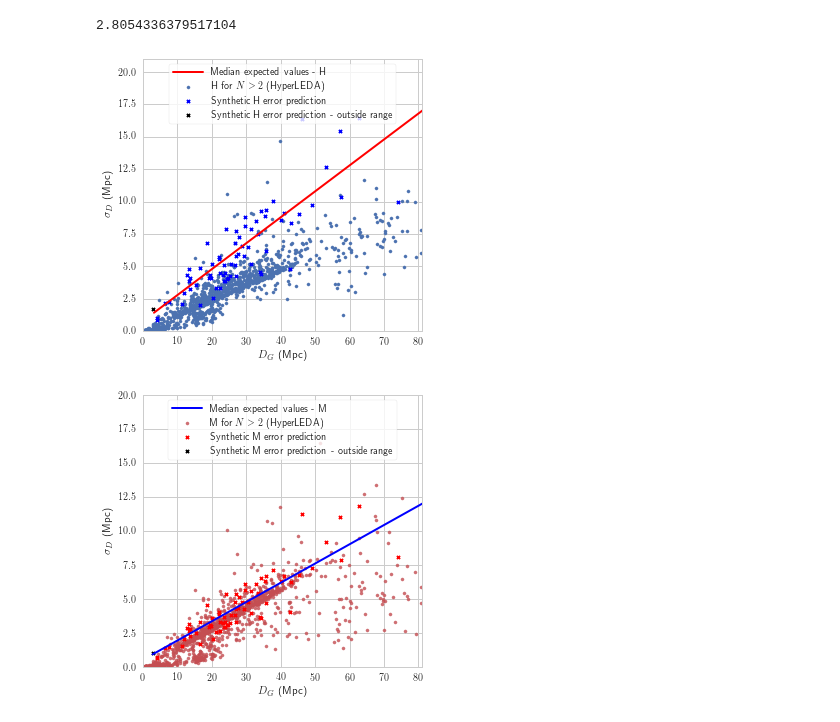
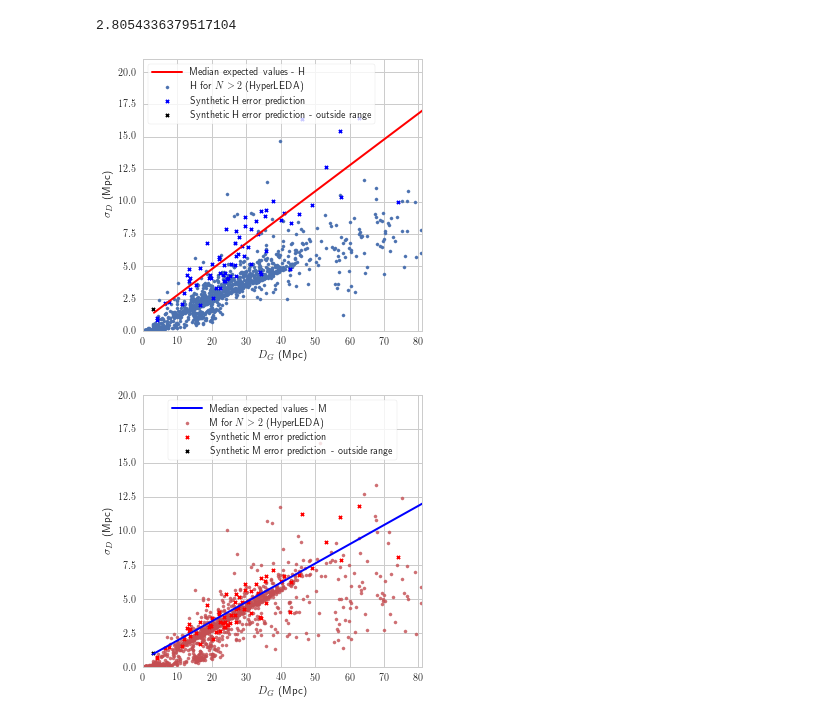
Before and after one commit to saint-germain/anisotropias, a Jupyter notebook: errors_HyperLEDA.ipynb, the cells around one changed output. Saved outputs shown, nothing was run; the diff lists cells and outputs as text; code cells hidden in the pictures.

```diff
--- a/errors_HyperLEDA.ipynb
+++ b/errors_HyperLEDA.ipynb
@@ -98,3 +98,11 @@ elist=np.unique(df.objname[np.isnan(df.err)])
 len(elist) # galaxies with no-error measurements
 # %% [output]
 1063
+# %%
+dfne=df[np.in1d(df.objname,elist)]
+dfne=dfne[np.isfinite(dfne.err)]
+# %%
+for i in np.unique(dfne.method):
+    print(i,len(dfne[dfne.method==i]) # do a correctdiscrepancy with FP just for kicks
+    # comparison is also not fair due to better precision (and smaller size) in HyperLEDA
+    # can also predict per-method TF and FP errors. should do this, actually
@@ -365,25 +393,25 @@ z=dfb.M[bfilt]
 # %%
 np.random.seed(10)
 plt.figure(figsize=(5,5))
 plt.scatter(x,y,s=10,label='H for $N>2$ (HyperLEDA)')
 xp=np.linspace(x1.min(),x1.max(),2)
 modpar=samples1[np.random.randint(len(samples1))]
 ymod=modpar[0]*meddist+modpar[1]
 ysim=np.random.normal(ymod,modpar[2]*ymod)
 #plt.scatter(x1,y1,label='H for $N>15$ measurements')
 mark='x'
 plt.scatter(meddist[filt1],ysim[filt1], c='b',s=10,marker=mark,label='Synthetic H error prediction')
 plt.scatter(meddist[~filt1],ysim[~filt1], c='k',s=10,marker=mark,label='Synthetic H error prediction - outside range')
 plt.plot(xp,xp*sth1[0]+sth1[1],c='r',linewidth=2,label='Median expected values - H')
 plt.xlim(0,81)
 plt.ylim(0,21)
-plt.legend(frameon=True,loc='upper center')
+plt.legend(frameon=True,loc='upper left')
 plt.xlabel('$D_G$ (Mpc)')
 plt.ylabel('$\sigma_D$ (Mpc)')
 plt.savefig('mnras/predhl1.pdf', dpi=reso,transparent=True)
 plt.savefig('mnras/predhl1.png', dpi=reso,transparent=True)
 # %% [output]
-[figure, old version]
+[figure, new version]
 # %%
 np.random.seed(10)
 plt.figure(figsize=(5,5))
```
Also changed, not shown: parts of 5 cells of this notebook, 10 other files.
